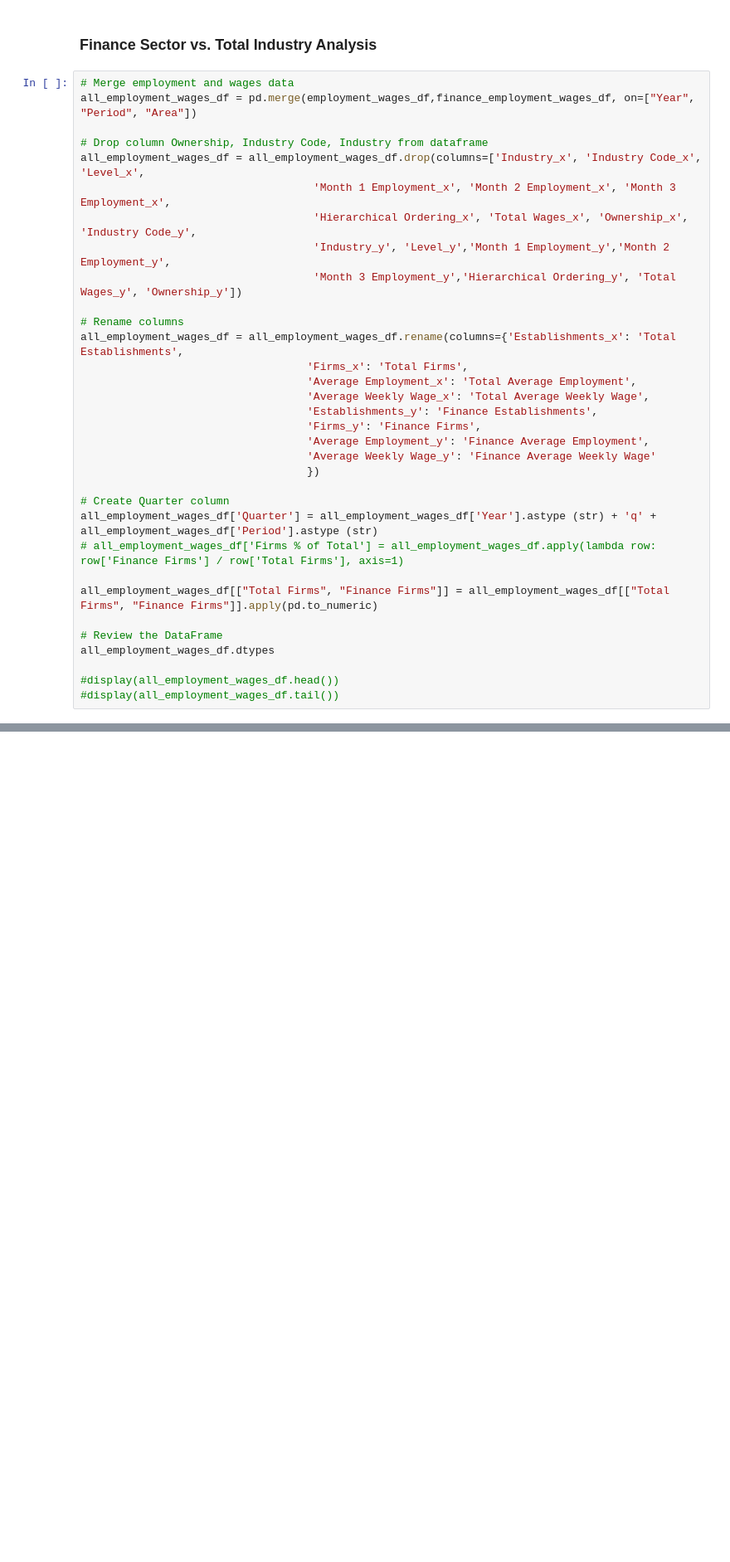
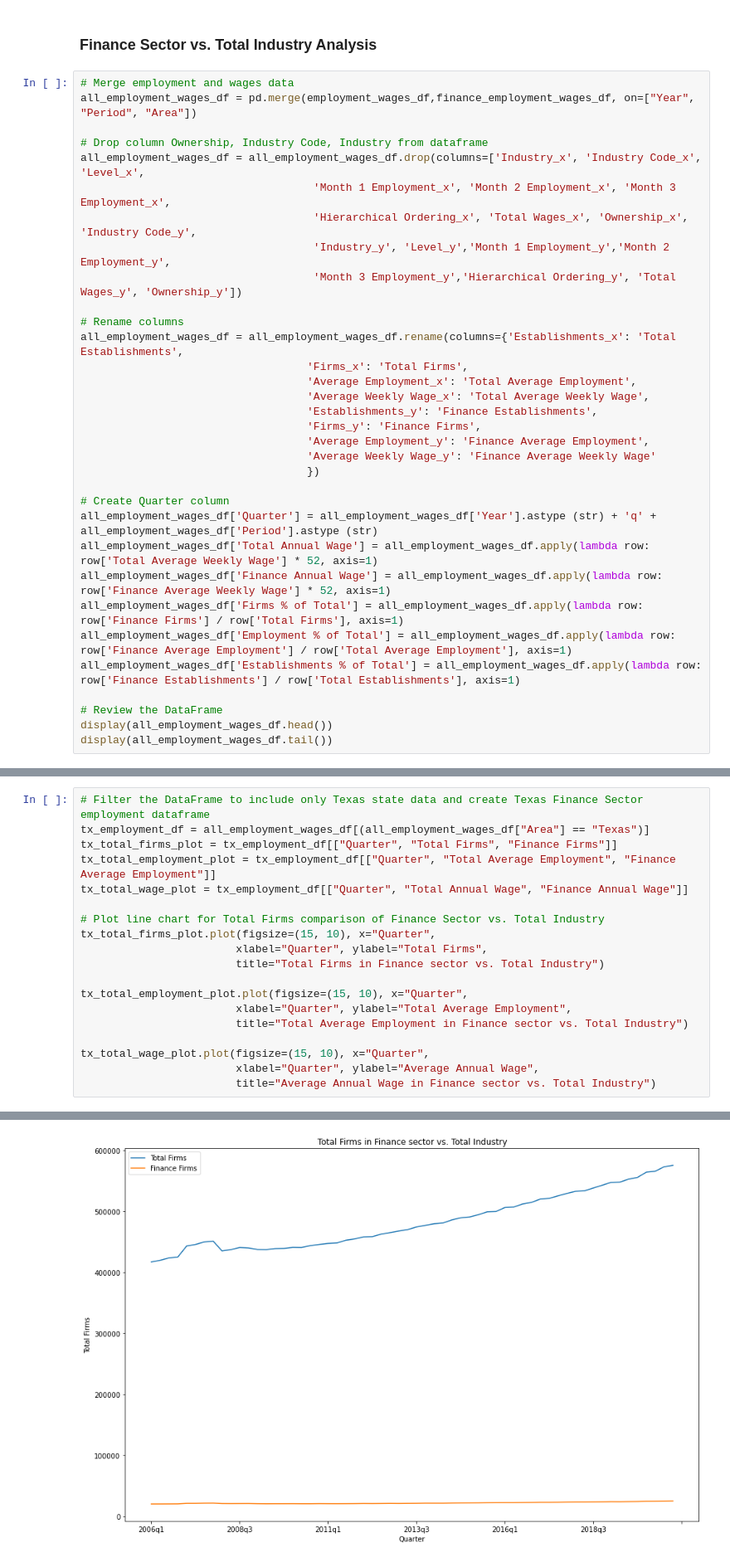
Before and after one commit to JuneB2021/Project1, a Jupyter notebook: Analytics File/unemployment_jb.ipynb, the cells around one changed output, grey strips where cells are left out. Shown: that part at 83% size. Cells and saved outputs as stored; diff of their text form; blank space fills up the shorter version.

Commit message:
Add files via upload
Overall Finance Sector data vs. All Industry (Texas only) (June)
 •Establishment / Firm %
 •Employment %
 •Average Wages comparison

```diff
--- a/Analytics File/unemployment_jb.ipynb
+++ b/Analytics File/unemployment_jb.ipynb
@@ -134,13 +134,13 @@ all_employment_wages_df = all_employment_wages_df.rename(columns={'Establishment
 
 # Create Quarter column
 all_employment_wages_df['Quarter'] = all_employment_wages_df['Year'].astype (str) + 'q' + all_employment_wages_df['Period'].astype (str)
-# all_employment_wages_df['Firms % of Total'] = all_employment_wages_df.apply(lambda row: row['Finance Firms'] / row['Total Firms'], axis=1)
-
-all_employment_wages_df[["Total Firms", "Finance Firms"]] = all_employment_wages_df[["Total Firms", "Finance Firms"]].apply(pd.to_numeric)
+all_employment_wages_df['Total Annual Wage'] = all_employment_wages_df.apply(lambda row: row['Total Average Weekly Wage'] * 52, axis=1)
+all_employment_wages_df['Finance Annual Wage'] = all_employment_wages_df.apply(lambda row: row['Finance Average Weekly Wage'] * 52, axis=1)
+all_employment_wages_df['Firms % of Total'] = all_employment_wages_df.apply(lambda row: row['Finance Firms'] / row['Total Firms'], axis=1)
+all_employment_wages_df['Employment % of Total'] = all_employment_wages_df.apply(lambda row: row['Finance Average Employment'] / row['Total Average Employment'], axis=1)
+all_employment_wages_df['Establishments % of Total'] = all_employment_wages_df.apply(lambda row: row['Finance Establishments'] / row['Total Establishments'], axis=1)
 
 # Review the DataFrame
-all_employment_wages_df.dtypes
-
-#display(all_employment_wages_df.head())
-#display(all_employment_wages_df.tail())
+display(all_employment_wages_df.head())
+display(all_employment_wages_df.tail())
 # %% [output]
@@ -239,0 +159,20 @@ map_plot.show()
+# %%
+# Filter the DataFrame to include only Texas state data and create Texas Finance Sector employment dataframe
+tx_employment_df = all_employment_wages_df[(all_employment_wages_df["Area"] == "Texas")]
+tx_total_firms_plot = tx_employment_df[["Quarter", "Total Firms", "Finance Firms"]]
+tx_total_employment_plot = tx_employment_df[["Quarter", "Total Average Employment", "Finance Average Employment"]]
+tx_total_wage_plot = tx_employment_df[["Quarter", "Total Annual Wage", "Finance Annual Wage"]]
+
+# Plot line chart for Total Firms comparison of Finance Sector vs. Total Industry
+tx_total_firms_plot.plot(figsize=(15, 10), x="Quarter",
+                        xlabel="Quarter", ylabel="Total Firms",
+                        title="Total Firms in Finance sector vs. Total Industry")
+
+tx_total_employment_plot.plot(figsize=(15, 10), x="Quarter",
+                        xlabel="Quarter", ylabel="Total Average Employment",
+                        title="Total Average Employment in Finance sector vs. Total Industry")
+
+tx_total_wage_plot.plot(figsize=(15, 10), x="Quarter",
+                        xlabel="Quarter", ylabel="Average Annual Wage",
+                        title="Average Annual Wage in Finance sector vs. Total Industry")
+# %% [output]
@@ -239,0 +180 @@ map_plot.show()
+[figure, added]
```
Also changed, not shown: parts of 9 cells of this notebook.
